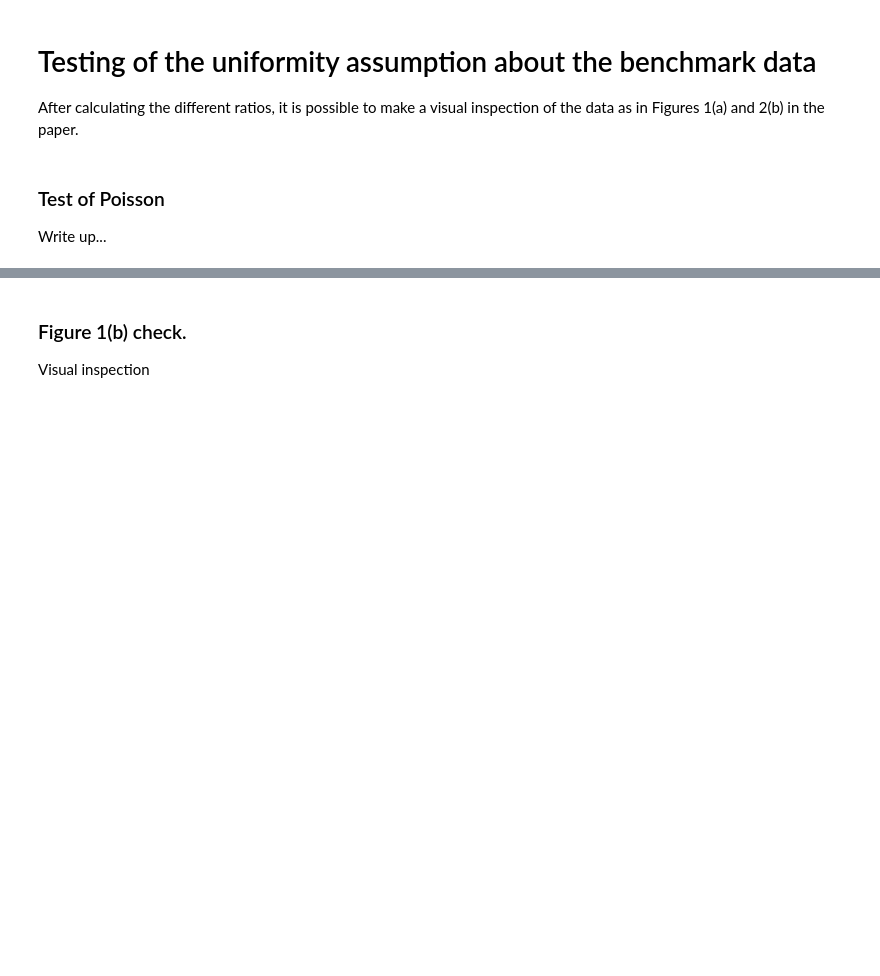
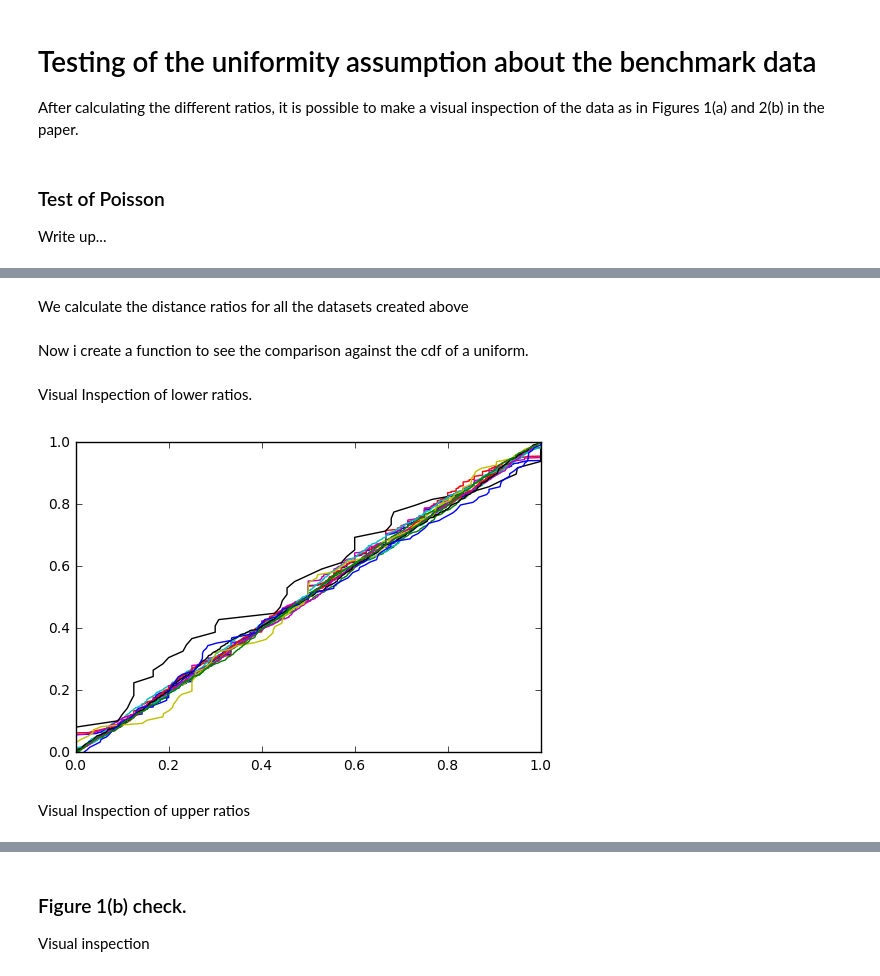
Before and after one commit to zhangzheng-coder/test_codes, a Jupyter notebook: STAT215/STATS_215_project.ipynb, the cells around one changed output, grey strips where cells are left out. Drawn from its saved outputs; the diff is of its cells as text; code cells hidden in the pictures; blank space fills up the shorter version.

```diff
--- a/STAT215/STATS_215_project.ipynb
+++ b/STAT215/STATS_215_project.ipynb
@@ -324,0 +382,54 @@ def ReturnSample(l,n):
+# %%
+#Renaming the columns for use with the CreatePoission function
+merged_coulter_data=merged_coulter_data.rename(columns={'Average':'average'})
+others_coulter2=others_coulter2.rename(columns={'Average':'average'})
+outside1_coulter2=outside1_coulter2.rename(columns={'Average':'average'})
+outside2_coulter2=outside2_coulter2.rename(columns={'Average':'average'})
+
+# Creating Poisson data for each of the data sets provided
+mer3_col=CreatePoissonDataFrame(merged_colony_data)
+mer3_col2=CreatePoissonDataFrame(bishayee_colony2)
+mer3_ocol=CreatePoissonDataFrame(others_colony2)
+mer3_oucol=CreatePoissonDataFrame(outside3_colony2)
+mer3_coul=CreatePoissonDataFrame(merged_coulter_data)
+mer3_ocoul=CreatePoissonDataFrame(others_coulter2)
+mer3_oucoul=CreatePoissonDataFrame(outside1_coulter2)
+mer3_oucoul2=CreatePoissonDataFrame(outside2_coulter2)
+# %% [markdown]
+We calculate the distance ratios for all the datasets created above
+# %%
+#Calculate the Ratios for the true Poisson Data
+mer3_col_ratio=DistanceRatioCalculation(mer3_col,0)
+mer3_col2_ratio=DistanceRatioCalculation(mer3_col2,0)
+mer3_ocol_ratio=DistanceRatioCalculation(mer3_ocol,0)
+mer3_oucol_ratio=DistanceRatioCalculation(mer3_oucol,0)
+mer3_coul_ratio=DistanceRatioCalculation(mer3_coul,0)
+mer3_ocoul_ratio=DistanceRatioCalculation(mer3_ocoul,0)
+mer3_oucoul_ratio=DistanceRatioCalculation(mer3_oucoul,0)
+mer3_oucoul2_ratio=DistanceRatioCalculation(mer3_oucoul2,0)
+# %% [markdown]
+Now i create a function to see the comparison against the cdf of a uniform.
+# %%
+def VisualInspectionAgainstUnif(array_Data):
+    """
+    This function takes a data array as an input and plots the CDF of the data array vs. the unifrom CDF
+    """
+    sample_uniform = np.random.uniform(0,1,1000)
+    cdf_plot(array_Data)
+    cdf_plot(sample_uniform)
+# %% [markdown]
+Visual Inspection of lower ratios.
+# %%
+#PLotting all the CDFs for the possion data to compare against the uniform CDF
+VisualInspectionAgainstUnif(mer3_col_ratio[0])
+VisualInspectionAgainstUnif(mer3_col2_ratio[0])
+VisualInspectionAgainstUnif(mer3_ocol_ratio[0])
+VisualInspectionAgainstUnif(mer3_oucol_ratio[0])
+VisualInspectionAgainstUnif(mer3_coul_ratio[0])
+VisualInspectionAgainstUnif(mer3_ocoul_ratio[0])
+VisualInspectionAgainstUnif(mer3_oucoul_ratio[0])
+VisualInspectionAgainstUnif(mer3_oucoul2_ratio[0])
+# %% [output]
+[figure, added]
+# %% [markdown]
+Visual Inspection of upper ratios
```
Also changed, not shown: parts of 28 cells of this notebook, 2 other files.
